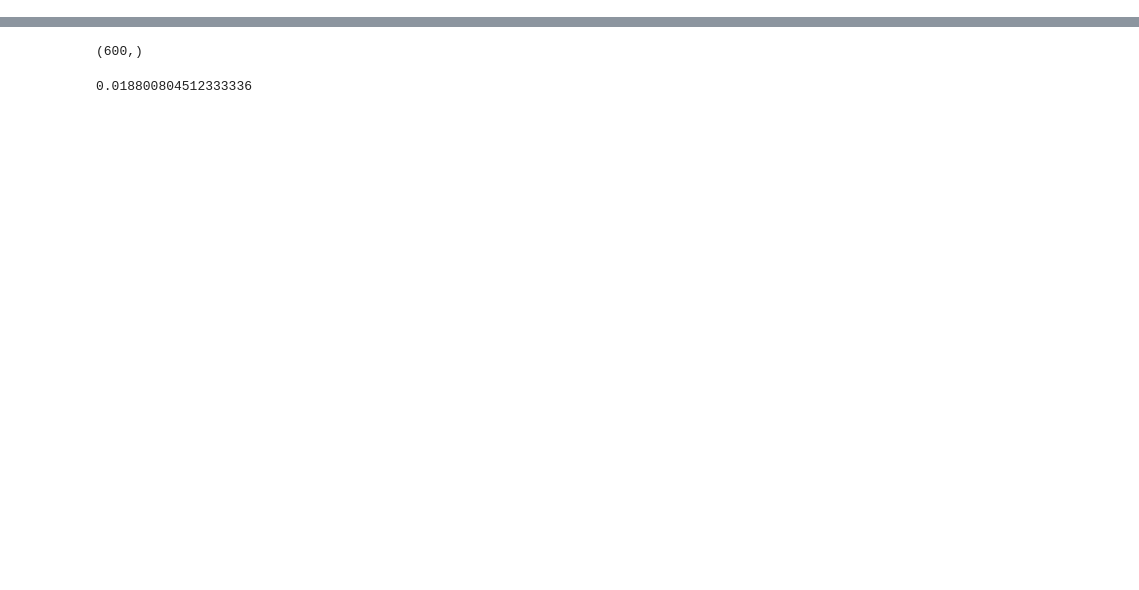
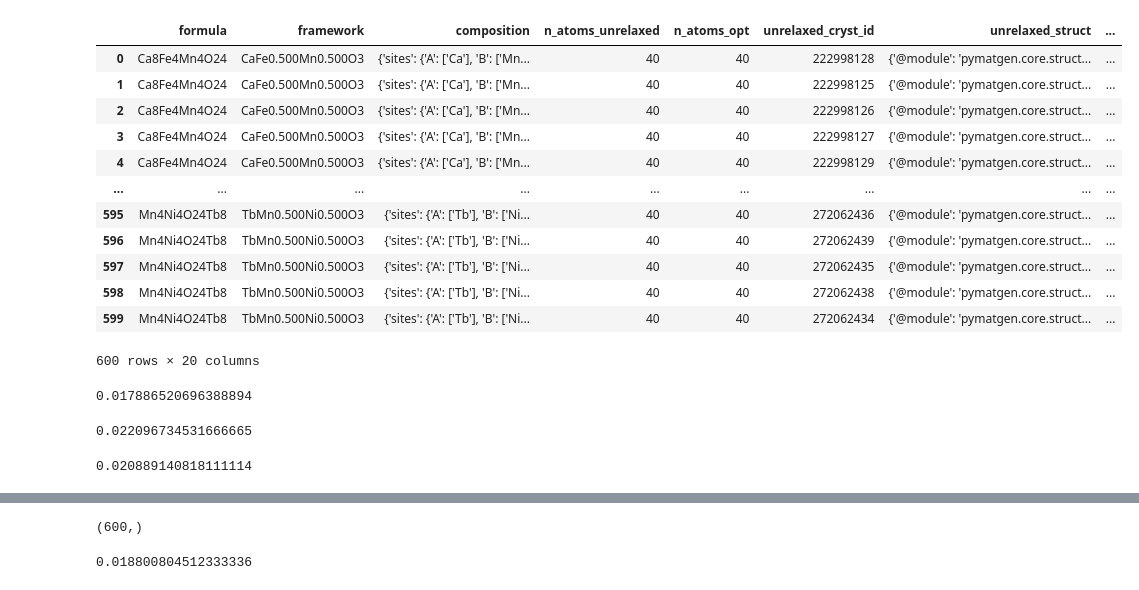
Before and after one commit to learningmatter-mit/PerovskiteOrderingGCNNs, a Jupyter notebook: inference/James_Scrap/Mean_of_three_best.ipynb, the cells around one changed output, grey strips where cells are left out. Drawn from its saved outputs; the diff is of its cells as text; code cells hidden in the pictures; blank space fills up the shorter version.

```diff
--- a/inference/James_Scrap/Mean_of_three_best.ipynb
+++ b/inference/James_Scrap/Mean_of_three_best.ipynb
@@ -13,3 +32,19 @@ ehull_CGCNN_unrelaxed_held_B_2 = pd.read_json("../../best_models/CGCNN/dft_e_hul
+# %%
+CGCNN_long_0
+# %% [output]
+|  | formula | framework | composition | n_atoms_unrelaxed | n_atoms_opt | unrelaxed_cryst_id | unrelaxed_struct | ... |
+| 0 | Ca8Fe4Mn4O24 | CaFe0.500Mn0.500O3 | {'sites': {'A': ['Ca'], 'B': ['Mn... | 40 | 40 | 222998128 | {'@module': 'pymatgen.core.struct... | ... |
+| 1 | Ca8Fe4Mn4O24 | CaFe0.500Mn0.500O3 | {'sites': {'A': ['Ca'], 'B': ['Mn... | 40 | 40 | 222998125 | {'@module': 'pymatgen.core.struct... | ... |
+| 2 | Ca8Fe4Mn4O24 | CaFe0.500Mn0.500O3 | {'sites': {'A': ['Ca'], 'B': ['Mn... | 40 | 40 | 222998126 | {'@module': 'pymatgen.core.struct... | ... |
+| 3 | Ca8Fe4Mn4O24 | CaFe0.500Mn0.500O3 | {'sites': {'A': ['Ca'], 'B': ['Mn... | 40 | 40 | 222998127 | {'@module': 'pymatgen.core.struct... | ... |
+| 4 | Ca8Fe4Mn4O24 | CaFe0.500Mn0.500O3 | {'sites': {'A': ['Ca'], 'B': ['Mn... | 40 | 40 | 222998129 | {'@module': 'pymatgen.core.struct... | ... |
+| ... | ... | ... | ... | ... | ... | ... | ... | ... |
+| 595 | Mn4Ni4O24Tb8 | TbMn0.500Ni0.500O3 | {'sites': {'A': ['Tb'], 'B': ['Ni... | 40 | 40 | 272062436 | {'@module': 'pymatgen.core.struct... | ... |
+| 596 | Mn4Ni4O24Tb8 | TbMn0.500Ni0.500O3 | {'sites': {'A': ['Tb'], 'B': ['Ni... | 40 | 40 | 272062439 | {'@module': 'pymatgen.core.struct... | ... |
+| 597 | Mn4Ni4O24Tb8 | TbMn0.500Ni0.500O3 | {'sites': {'A': ['Tb'], 'B': ['Ni... | 40 | 40 | 272062435 | {'@module': 'pymatgen.core.struct... | ... |
+| 598 | Mn4Ni4O24Tb8 | TbMn0.500Ni0.500O3 | {'sites': {'A': ['Tb'], 'B': ['Ni... | 40 | 40 | 272062438 | {'@module': 'pymatgen.core.struct... | ... |
+| 599 | Mn4Ni4O24Tb8 | TbMn0.500Ni0.500O3 | {'sites': {'A': ['Tb'], 'B': ['Ni... | 40 | 40 | 272062434 | {'@module': 'pymatgen.core.struct... | ... |
+600 rows × 20 columns
 # %%
 m3gnet = ehull_e3nn_unrelaxed_held_B_0.M3Gnet_relaxed_energy_per_atom
 # %%
@@ -22,0 +60,12 @@ CGCNN_mean_pred = (ehull_CGCNN_unrelaxed_held_B_0.predicted_dft_e_hull + ehull_C
+# %%
+np.mean(np.abs(e3nn_mean_pred-ehull_e3nn_unrelaxed_held_B_0.dft_e_hull))
+# %% [output]
+0.017886520696388894
+# %%
+np.mean(np.abs(CGCNN_mean_pred-ehull_e3nn_unrelaxed_held_B_0.dft_e_hull))
+# %% [output]
+0.022096734531666665
+# %%
+np.mean(np.abs(CGCNN_long_mean_pred-ehull_e3nn_unrelaxed_held_B_0.dft_e_hull))
+# %% [output]
+0.020889140818111114
```
Also changed, not shown: parts of 23 cells of this notebook, 35 other files.
